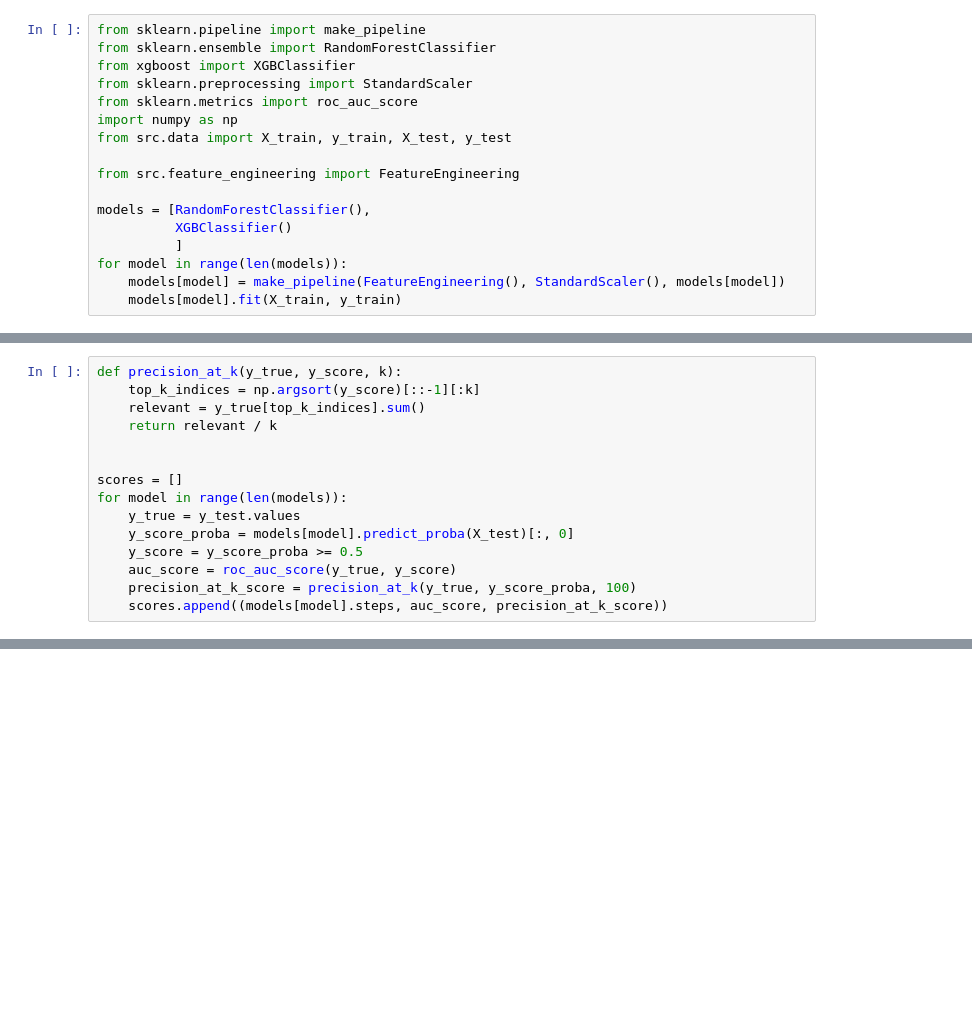
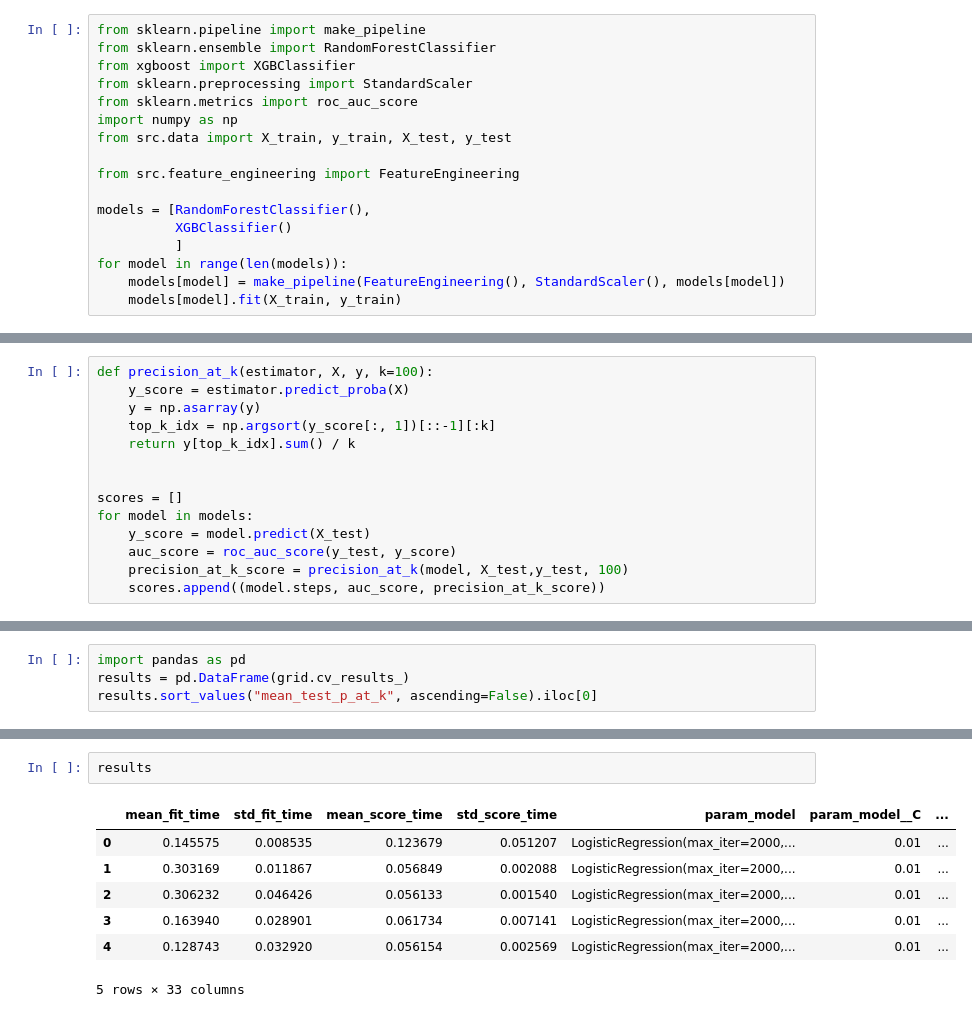
Before and after one commit to paluszekNN/chrun_employers, a Jupyter notebook: notebooks/advance_models.ipynb, the cells around one changed output, grey strips where cells are left out. Saved outputs shown, nothing was run; the diff lists cells and outputs as text; blank space fills up the shorter version.

Commit message:
add tuning models

```diff
--- a/notebooks/advance_models.ipynb
+++ b/notebooks/advance_models.ipynb
@@ -18,18 +22,17 @@ for model in range(len(models)):
 # %%
-def precision_at_k(y_true, y_score, k):
-    top_k_indices = np.argsort(y_score)[::-1][:k]
-    relevant = y_true[top_k_indices].sum()
-    return relevant / k
+def precision_at_k(estimator, X, y, k=100):
+    y_score = estimator.predict_proba(X)
+    y = np.asarray(y)
+    top_k_idx = np.argsort(y_score[:, 1])[::-1][:k]
+    return y[top_k_idx].sum() / k
 
 
 scores = []
-for model in range(len(models)):
-    y_true = y_test.values
-    y_score_proba = models[model].predict_proba(X_test)[:, 0]
-    y_score = y_score_proba >= 0.5
-    auc_score = roc_auc_score(y_true, y_score)
-    precision_at_k_score = precision_at_k(y_true, y_score_proba, 100)
-    scores.append((models[model].steps, auc_score, precision_at_k_score))
+for model in models:
+    y_score = model.predict(X_test)
+    auc_score = roc_auc_score(y_test, y_score)
+    precision_at_k_score = precision_at_k(model, X_test,y_test, 100)
+    scores.append((model.steps, auc_score, precision_at_k_score))
 # %%
 scores.sort(key=lambda x: x[2], reverse=True)
 scores
@@ -53,0 +153,4 @@ scores
+# %%
+import pandas as pd
+results = pd.DataFrame(grid.cv_results_)
+results.sort_values("mean_test_p_at_k", ascending=False).iloc[0]
@@ -53,0 +197,10 @@ scores
+# %%
+results
+# %% [output]
+|  | mean_fit_time | std_fit_time | mean_score_time | std_score_time | param_model | param_model__C | ... |
+| 0 | 0.145575 | 0.008535 | 0.123679 | 0.051207 | LogisticRegression(max_iter=2000,... | 0.01 | ... |
+| 1 | 0.303169 | 0.011867 | 0.056849 | 0.002088 | LogisticRegression(max_iter=2000,... | 0.01 | ... |
+| 2 | 0.306232 | 0.046426 | 0.056133 | 0.001540 | LogisticRegression(max_iter=2000,... | 0.01 | ... |
+| 3 | 0.163940 | 0.028901 | 0.061734 | 0.007141 | LogisticRegression(max_iter=2000,... | 0.01 | ... |
+| 4 | 0.128743 | 0.032920 | 0.056154 | 0.002569 | LogisticRegression(max_iter=2000,... | 0.01 | ... |
+5 rows × 33 columns
```
Also changed, not shown: parts of 5 cells of this notebook, 2 other files.
